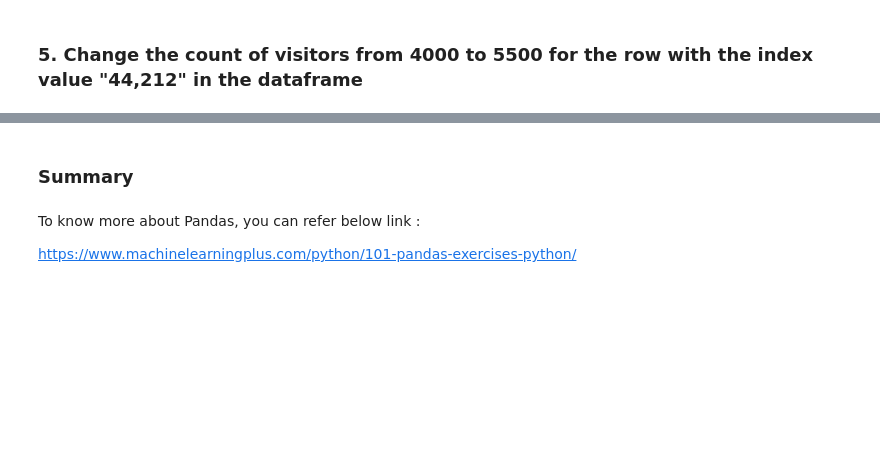
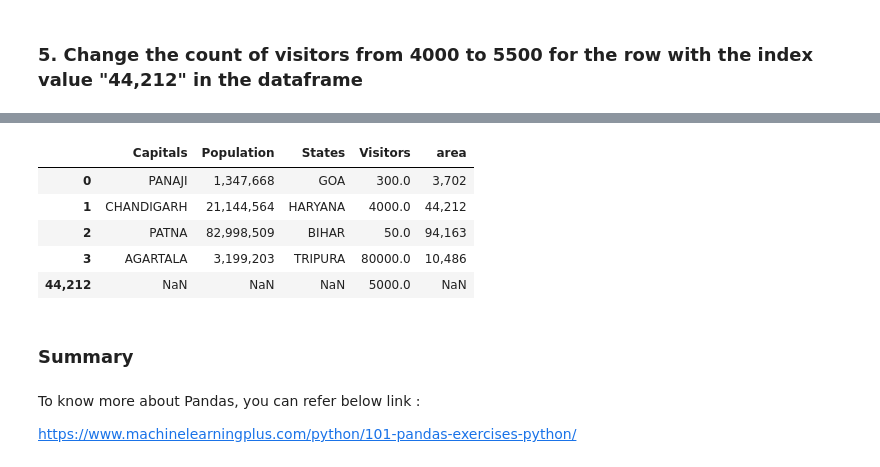
Before and after one commit to SatyaSingh08/Project1, a Jupyter notebook: Copy_of_U1W1_03_Introduction_to_Pandas_2.ipynb, the cells around one changed output, grey strips where cells are left out. Cells and saved outputs as stored; diff of their text form; code cells hidden in the pictures; blank space fills up the shorter version.

```diff
--- a/Copy_of_U1W1_03_Introduction_to_Pandas_2.ipynb
+++ b/Copy_of_U1W1_03_Introduction_to_Pandas_2.ipynb
@@ -174,3 +180,4 @@ You can refer the below link to know about the syntax to create a dataframe
 https://pandas.pydata.org/pandas-docs/stable/reference/api/pandas.DataFrame.html
 # %%
 # Your Code Here
+data = pd.DataFrame(dataa)
@@ -186,3 +212,5 @@ https://pandas.pydata.org/pandas-docs/stable/reference/api/pandas.DataFrame.html
 ### 5. Change the count of visitors from 4000 to 5500 for the row with the index value "44,212" in the dataframe
 # %%
 # Your Code Here
+
+data1 = data.set_index('area')
@@ -189,3 +224,14 @@ https://pandas.pydata.org/pandas-docs/stable/reference/api/pandas.DataFrame.html
+# %%
+data1.loc['44,212','Visitors'] = 5000
+# %%
+data1
+# %% [output]
+|  | Capitals | Population | States | Visitors | area |
+| 0 | PANAJI | 1,347,668 | GOA | 300.0 | 3,702 |
+| 1 | CHANDIGARH | 21,144,564 | HARYANA | 4000.0 | 44,212 |
+| 2 | PATNA | 82,998,509 | BIHAR | 50.0 | 94,163 |
+| 3 | AGARTALA | 3,199,203 | TRIPURA | 80000.0 | 10,486 |
+| 44,212 | NaN | NaN | NaN | 5000.0 | NaN |
 # %% [markdown]
 ### Summary
 # %% [markdown]
```
Also changed, not shown: parts of 7 cells of this notebook.
